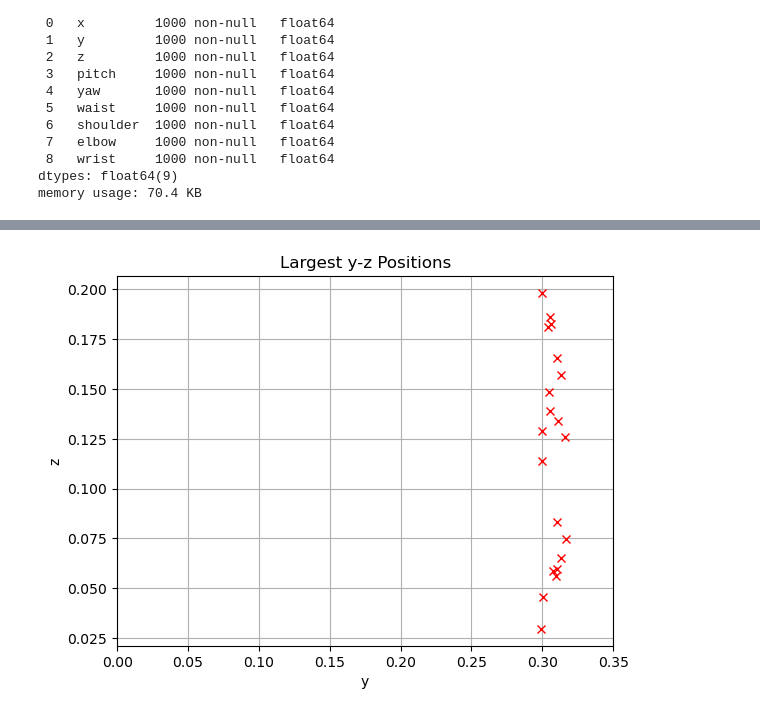
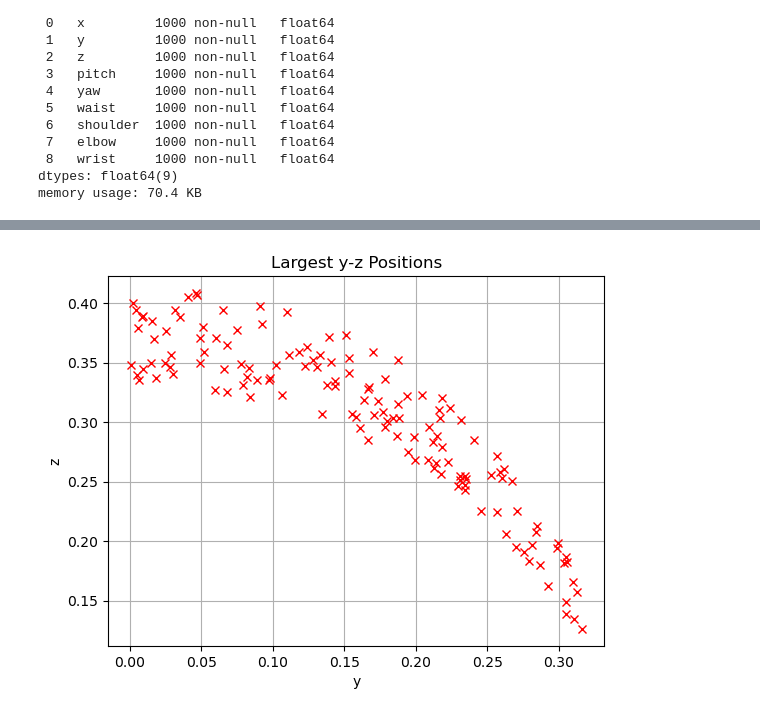
Before and after one commit to XavierVI/InverseKinematicsWithML, a Jupyter notebook: notebooks/task_space_visualization.ipynb, the cells around one changed output, grey strips where cells are left out. Drawn from its saved outputs; the diff is of its cells as text; code cells hidden in the pictures.

```diff
--- a/notebooks/task_space_visualization.ipynb
+++ b/notebooks/task_space_visualization.ipynb
@@ -40,10 +40,18 @@ KeyError: 'y'
 # %%
-plt.plot(largest_pairs.loc[:, 'y'], largest_pairs.loc[:, 'z'], 'xr')
+# filter out everything that has a distance < threshold
+def isFar(y, z):
+    threshold = 0.33
+    return (np.sqrt(y**2 + z**2) >= threshold) & (y > 0) & (z > 0)
+
+largest_points = data.loc[isFar(data['y'], data['z']), ['y', 'z']]
+largest_points
+
+plt.plot(largest_points.loc[:, 'y'], largest_points.loc[:, 'z'], 'xr')
 plt.xlabel('y')
-plt.xlim([0, 0.35])
+# plt.xlim([0, 0.35])
 plt.ylabel('z')
 plt.title('Largest y-z Positions')
 plt.grid(True)
 plt.show()
 # %% [output]
-[figure, old version]
+[figure, new version]
```
Also changed, not shown: parts of 3 cells of this notebook, 35 other files.
